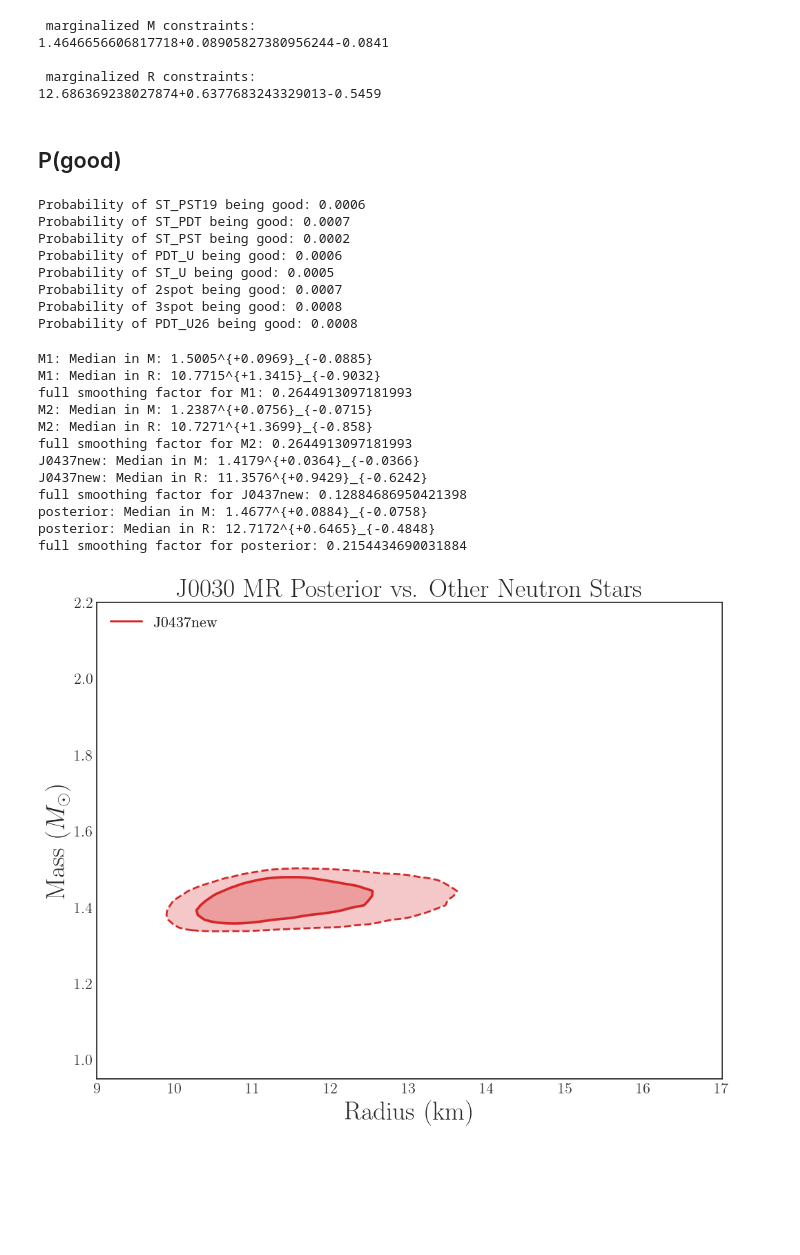
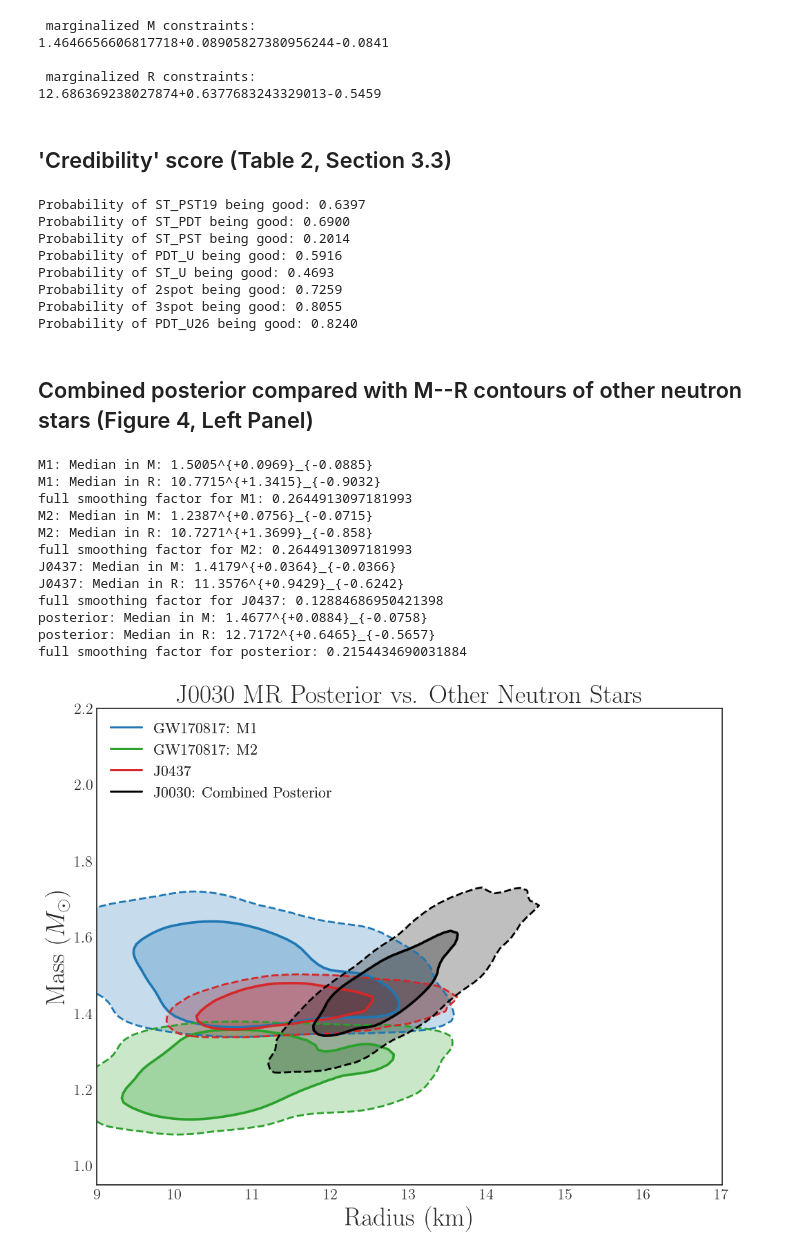
Before and after one commit to ryan-oconnor-astro/CombiningJ0030, a Jupyter notebook: NewMethodMassRadius.ipynb, the cells around one changed output. Drawn from its saved outputs; the diff is of its cells as text; code cells hidden in the pictures; blank space fills up the shorter version.

Commit message:
labeling figures

```diff
--- a/NewMethodMassRadius.ipynb
+++ b/NewMethodMassRadius.ipynb
@@ -23,12 +23,13 @@ MODELS = {
 samples_MR = {}
 M_med, M_lo, M_hi, M_16, M_84, S_Mi= {}, {}, {}, {}, {}, {}
 R_med, R_lo, R_hi, R_16, R_84, S_Ri = {}, {}, {}, {}, {}, {}
-KDEs = {}
+KDEs_2D = {}
+
 for key, meta in MODELS.items():
+    filename = meta["file"]
 
-    data = np.loadtxt(meta["file"])
+    data = np.loadtxt(filename)
     M, R = data.T[0], data.T[1]
-
     samples_MR[key] = np.vstack([M, R])
 
     # Mass statistics
@@ -55,31 +56,27 @@ for key, meta in MODELS.items():
         rf"R = {R_med[key]:.3f} (+{R_84[key] - R_med[key]:.3f}/-{R_med[key] - R_16[key]:.3f})"
     )
 
-    # Create KDE
-    KDEs[key] = gaussian_kde(samples_MR[key], bw_method="silverman")
+    # KDEs
+    KDEs_2D[key] = gaussian_kde(samples_MR[key], bw_method="silverman")
 
-# Evaluate KDEs on grid
 M_grid = np.linspace(0.95, 2.2, 100)
+dM = M_grid[1] - M_grid[0]
+
 R_grid = np.linspace(9.0, 17.0, 100)
-
-dM = M_grid[1] - M_grid[0]
 dR = R_grid[1] - R_grid[0]
-
 MM, RR = np.meshgrid(M_grid, R_grid, indexing="ij")
 pos = np.vstack([MM.ravel(), RR.ravel()])
 
+# Using dict is more convenient for the multi-dimensional case, g_dict = KDEs_2D normalized.
 g_dict = {}
 for key in MODELS:
 
-    g = KDEs[key](pos).reshape(MM.shape)
-
+    g = KDEs_2D[key](pos).reshape(MM.shape)
     g /= np.trapz(
             np.trapz(g, R_grid, axis=1),
             M_grid
         )
-
     g_dict[key] = g
-
 g_stack = np.array([g_dict[key] for key in MODELS]) # shape: (Ndata, NM, NR)
 # %% [output]
 Riley19: ST+PST: M = 1.289 (+0.174/-0.157), R = 12.574 (+1.368/-1.294)
@@ -664,7 +661,7 @@ posterior_sigma_MR /= np.trapz(
  marginalized R constraints:
 12.686369238027874+0.6377683243329013-0.5459
 # %% [markdown]
-## P(good)
+## 'Credibility' score (Table 2, Section 3.3)
 # %%
 # Score each individual measurement against the 2‑D posterior
 # (approximate by marginalizing the bad component over the σ_M,σ_R posterior)
@@ -699,23 +696,22 @@ for name in MODELS:
             p_term = (p_grid * f_good) / (
                 p_grid * f_good + (1 - p_grid) * f_bad_value + epsilon
             )
-            prob_grid[i, j] = np.trapz(p_term, p_grid) * posterior[i, j]
+            prob_grid[i, j] = 1000*np.trapz(p_term, p_grid) * posterior[i, j]
     # integrate over M,R
     P_vi_1[name] = np.trapz(np.trapz(prob_grid, R_grid, axis=1), M_grid)
     print(f"Probability of {name} being good: {P_vi_1[name]:.4f}")
 # %% [output]
-Probability of ST_PST19 being good: 0.0006
-Probability of ST_PDT being good: 0.0007
-Probability of ST_PST being good: 0.0002
-Probability of PDT_U being good: 0.0006
-Probability of ST_U being good: 0.0005
-Probability of 2spot being good: 0.0007
-Probability of 3spot being good: 0.0008
-Probability of PDT_U26 being good: 0.0008
+Probability of ST_PST19 being good: 0.6397
+Probability of ST_PDT being good: 0.6900
+Probability of ST_PST being good: 0.2014
+Probability of PDT_U being good: 0.5916
+Probability of ST_U being good: 0.4693
+Probability of 2spot being good: 0.7259
+Probability of 3spot being good: 0.8055
+Probability of PDT_U26 being good: 0.8240
+# %% [markdown]
+## Combined posterior compared with M--R contours of other neutron stars (Figure 4, Left Panel)
 # %%
-import numpy as np
-import matplotlib.pyplot as plt
-from scipy.stats import gaussian_kde
 # Load Data (Mass vs Radius)
 data_files = [
     ('M1', '/Users/ryanoconnor/Desktop/NeutronStarStuff/datafiles/GW170817_M1'),
@@ -757,10 +753,10 @@ for name in KDEs_2D:
     KDE_grid_values[name] = KDEs_2D[name].evaluate(coords).reshape(R_mesh.shape)
 
 unique_series = [
-    # ('M1', 'tab:blue', 'GW170817: M1'),
-    # ('M2', 'tab:green', 'GW170817: M2'),
+    ('M1', 'tab:blue', 'GW170817: M1'),
+    ('M2', 'tab:green', 'GW170817: M2'),
     ('J0437', 'tab:red', 'J0437'),
-    # ('posterior', 'black', 'J0030: Combined Posterior')
+    ('posterior', 'black', 'J0030: Combined Posterior')
 ]
 
 # Function to get density levels that enclose given probability mass (highest-density regions)
@@ -809,35 +805,35 @@ for key, color, label in unique_series:
 # Compose legend: one per dataset for color, plus a separate legend for credibility levels
 legend1 = ax.legend([h for _, h in handles], [l for l, _ in handles], fontsize=16, loc='upper left')
 ax.add_artist(legend1)
 
 legend_lines = [
     mpl.lines.Line2D([], [], color='black', linestyle='-', linewidth=1.8, label='68% HDR'),
     mpl.lines.Line2D([], [], color='black', linestyle='--', linewidth=1.0, label='95% HDR'),
 ]
 
 ax.set_xlabel('Radius (km)', fontsize=fontsize)
 ax.set_ylabel('Mass ($M_\\odot$)', fontsize=fontsize)
 ax.set_title('J0030 MR Posterior vs. Other Neutron Stars', fontsize=27)
 
 # Optional: nicer axes limits and minor ticks
 ax.set_xlim(R_grid.min(), R_grid.max())
 ax.set_ylim(M_grid.min(), M_grid.max())
 ax.minorticks_on()
 ax.tick_params(which='both', top=True, right=True)
 plt.xticks(fontsize=16)
 plt.yticks(fontsize=16)
 plt.show()
 # %% [output]
 M1: Median in M: 1.5005^{+0.0969}_{-0.0885}
 M1: Median in R: 10.7715^{+1.3415}_{-0.9032}
 full smoothing factor for M1: 0.2644913097181993
 M2: Median in M: 1.2387^{+0.0756}_{-0.0715}
 M2: Median in R: 10.7271^{+1.3699}_{-0.858}
 full smoothing factor for M2: 0.2644913097181993
-J0437new: Median in M: 1.4179^{+0.0364}_{-0.0366}
-J0437new: Median in R: 11.3576^{+0.9429}_{-0.6242}
-full smoothing factor for J0437new: 0.12884686950421398
+J0437: Median in M: 1.4179^{+0.0364}_{-0.0366}
+J0437: Median in R: 11.3576^{+0.9429}_{-0.6242}
+full smoothing factor for J0437: 0.12884686950421398
 posterior: Median in M: 1.4677^{+0.0884}_{-0.0758}
-posterior: Median in R: 12.7172^{+0.6465}_{-0.4848}
+posterior: Median in R: 12.7172^{+0.6465}_{-0.5657}
 full smoothing factor for posterior: 0.2154434690031884
-[figure, old version]
+[figure, new version]
```
Also changed, not shown: parts of 5 cells of this notebook, 4 other files.
